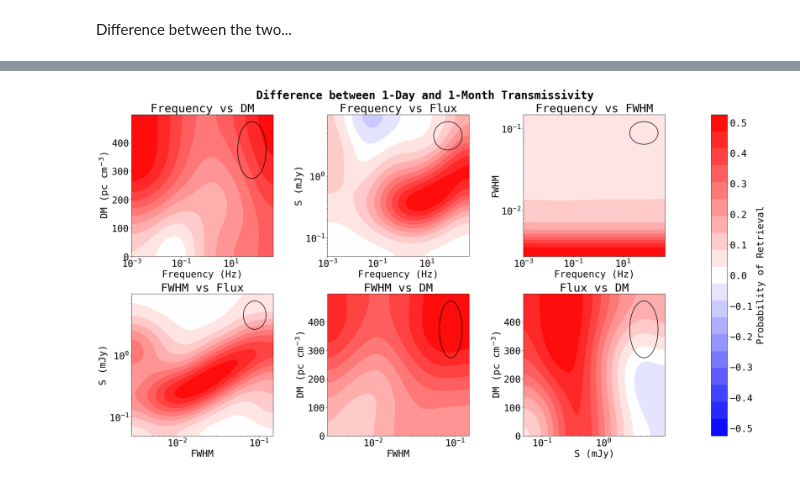
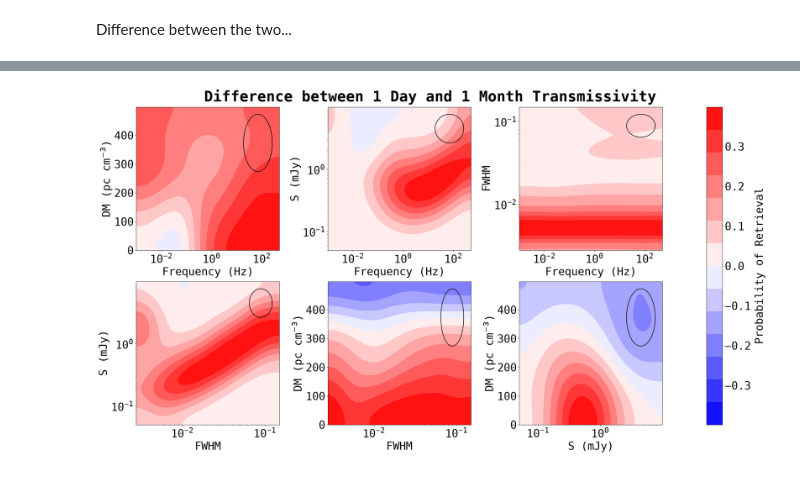
Before and after one commit to chime-sps/Transmissivity, a Jupyter notebook: results/injection_analysis_2d.ipynb, the cells around one changed output, grey strips where cells are left out. Cells and saved outputs as stored; diff of their text form; code cells hidden in the pictures.

Commit message:
new plots for 700k+ injections

```diff
--- a/results/injection_analysis_2d.ipynb
+++ b/results/injection_analysis_2d.ipynb
@@ -1,7 +1,7 @@
 # %%
 import numpy as np
 import matplotlib.pyplot as plt
-plt.rcParams.update({'font.size': 26})
+plt.rcParams.update({'font.size': 30})
 import matplotlib as mpl
 mpl.rcParams['font.family'] = 'monospace'
 
@@ -29,7 +29,7 @@ S_idx = 6
 FWHM_idx = 7
 
 day_mask = (data[:, Nday_idx] == 1.) | (data[:, Nday_idx] == 2.)
-month_mask = (data[:, 2] == 30.) | (data[:, 2] == 31)
+month_mask = (data[:, 2] == 36.) | (data[:, 2] == 31)
 
 day_data = data[day_mask]
 month_data = data[month_mask]
@@ -352,41 +353,41 @@ Number of injections: 21722
 # %%
-month_fglob_mask = (data_stack[:, f_idx] > 0.1) & (data_stack[:, f_idx] < 250.)
-month_DMglob_mask = (data_stack[:, DM_idx] > 1.) & (data_stack[:, DM_idx] < 600.)
-month_Sglob_mask = data_stack[:, S_idx] > 0.1
+month_fglob_mask = (month_data[:, f_idx] > 0.1) & (month_data[:, f_idx] < 250.)
+month_DMglob_mask = (month_data[:, DM_idx] > 1.) & (month_data[:, DM_idx] < 600.)
+month_Sglob_mask = month_data[:, S_idx] > 0.1
 glob_mask_stack = month_fglob_mask & month_DMglob_mask & month_Sglob_mask
 # %%
 dm_f_inj_smooth_30, dm_f_ret_p_30, dm_f_ret_p_smooth_30 = au.get_sensitivity(
-    data_stack[month_Sglob_mask],
+    month_data[month_Sglob_mask],
     *(5, 4, DM_bins, f_bins, DM_dev, f_dev),
     stype = '2d',
 )
 
 dm_s_inj_smooth_30, dm_s_ret_p_30, dm_s_ret_p_smooth_30 = au.get_sensitivity(
-    data_stack[month_fglob_mask],
+    month_data[month_fglob_mask],
     *(5, 6, DM_bins, S_bins, DM_dev, S_dev),
     stype = '2d',
 )
 
 s_f_inj_smooth_30, s_f_ret_p_30, s_f_ret_p_smooth_30 = au.get_sensitivity(
-    data_stack[month_DMglob_mask],
+    month_data[month_DMglob_mask],
     *(6, 4, S_bins, f_bins, S_dev, f_dev),
     stype = '2d',
 )
 
 s_fwhm_inj_smooth_30, s_fwhm_ret_p_30, s_fwhm_ret_p_smooth_30 = au.get_sensitivity(
-    data_stack[month_fglob_mask & month_DMglob_mask],
+    month_data[month_fglob_mask & month_DMglob_mask],
     *(6, 7, S_bins, fwhm_bins, S_dev, FWHM_dev),
     stype = '2d',
 )
 
 dm_fwhm_inj_smooth_30, dm_fwhm_ret_p_30, dm_fwhm_ret_p_smooth_30 = au.get_sensitivity(
-    data_stack[month_fglob_mask & month_Sglob_mask],
+    month_data[month_fglob_mask & month_Sglob_mask],
     *(5, 7, DM_bins, fwhm_bins, DM_dev, FWHM_dev),
     stype = '2d',
 )
 
 fwhm_f_inj_smooth_30, fwhm_f_ret_p_30, fwhm_f_ret_p_smooth_30 = au.get_sensitivity(
-    data_stack[month_DMglob_mask & month_Sglob_mask],
+    month_data[month_DMglob_mask & month_Sglob_mask],
     *(7, 4, fwhm_bins, f_bins, FWHM_dev, f_dev),
     stype = '2d'
 )
@@ -519,17 +522,17 @@ importlib.reload(au)
 # %%
 diffs = [dm_f_diff_smooth, s_f_diff_smooth, fwhm_f_diff_smooth,
              s_fwhm_diff_smooth, dm_fwhm_diff_smooth, dm_s_diff_smooth]
 
 au.make_contour_map(diffs,
                      bins1, bins2,
                      dev1, dev2,
-                     'Difference between 1-Day and 1-Month Transmissivity',
+                     'Difference between 1 Day and 1 Month Transmissivity',
                      ellipse_colors = ['k', 'k', 'k', 'k', 'k', 'k'],
                      cmap_diverging = True,
                      cmap = 'bwr',
                      )
 # %% [output]
-[figure, old version]
+[figure, new version]
 # %%
 low_freq_mask = day_data[:, f_idx] < 0.05
 low_flux_mask = day_data[:, S_idx] < 0.1
```
Also changed, not shown: parts of 15 cells of this notebook.
